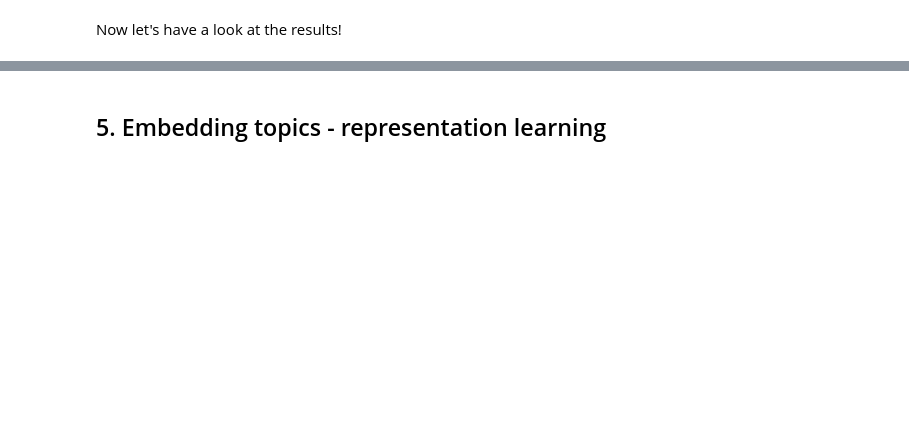
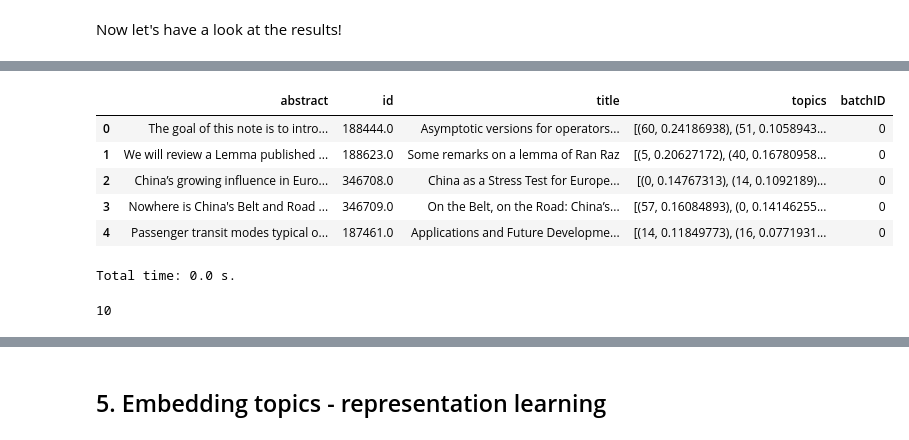
Before and after one commit to GiuliaLanzillotta/ETH_SEARCH, a Jupyter notebook: Embedding LDA.ipynb, the cells around one changed output, grey strips where cells are left out. Saved outputs shown, nothing was run; the diff lists cells and outputs as text; code cells hidden in the pictures; blank space fills up the shorter version.

Commit message:
documents embedding

```diff
--- a/Embedding LDA.ipynb
+++ b/Embedding LDA.ipynb
@@ -28,6 +28,13 @@ collection = pickle.load(open( "collection_cleaned_fullwords.p", "rb" ))
 # %%
 num_batches = 4
 batches = np.array_split(collection, num_batches)
+# %%
+def get_batch_indices(batches):
+    res = []
+    for i,batch in enumerate(batches):
+        res += [i]*len(batch)
+    return res
+batch_indices = get_batch_indices(batches)
 # %%
 # number of docs per batch
 for b in batches: print(len(b))
@@ -247,0 +240,2 @@ co methane signaling conversion nf exposure oxygen formation κb calcium affinit
+# %%
+abstracts_data = pd.read_csv("abstracts_eng.csv")
@@ -247,0 +252,13 @@ co methane signaling conversion nf exposure oxygen formation κb calcium affinit
+# %%
+enriched = abstracts_data
+enriched["topics"] = coll2topics
+enriched["batchID"] = batch_indices
+#enriched=enriched.explode("topics")
+enriched.head(5)
+# %% [output]
+|  | abstract | id | title | topics | batchID |
+| 0 | The goal of this note is to intro... | 188444.0 | Asymptotic versions for operators... | [(60, 0.24186938), (51, 0.1058943... | 0 |
+| 1 | We will review a Lemma published ... | 188623.0 | Some remarks on a lemma of Ran Raz | [(5, 0.20627172), (40, 0.16780958... | 0 |
+| 2 | China’s growing influence in Euro... | 346708.0 | China as a Stress Test for Europe... | [(0, 0.14767313), (14, 0.1092189)... | 0 |
+| 3 | Nowhere is China's Belt and Road ... | 346709.0 | On the Belt, on the Road: China’s... | [(57, 0.16084893), (0, 0.14146255... | 0 |
+| 4 | Passenger transit modes typical o... | 187461.0 | Applications and Future Developme... | [(14, 0.11849773), (16, 0.0771931... | 0 |
@@ -247,0 +288,6 @@ co methane signaling conversion nf exposure oxygen formation κb calcium affinit
+# %%
+doc0_embs = get_list_embeddings_document(docs2topics[0], topics_embs_batched)
+len(doc0_embs[0])
+# %% [output]
+Total time: 0.0 s.
+10
```
Also changed, not shown: parts of 22 cells of this notebook.
